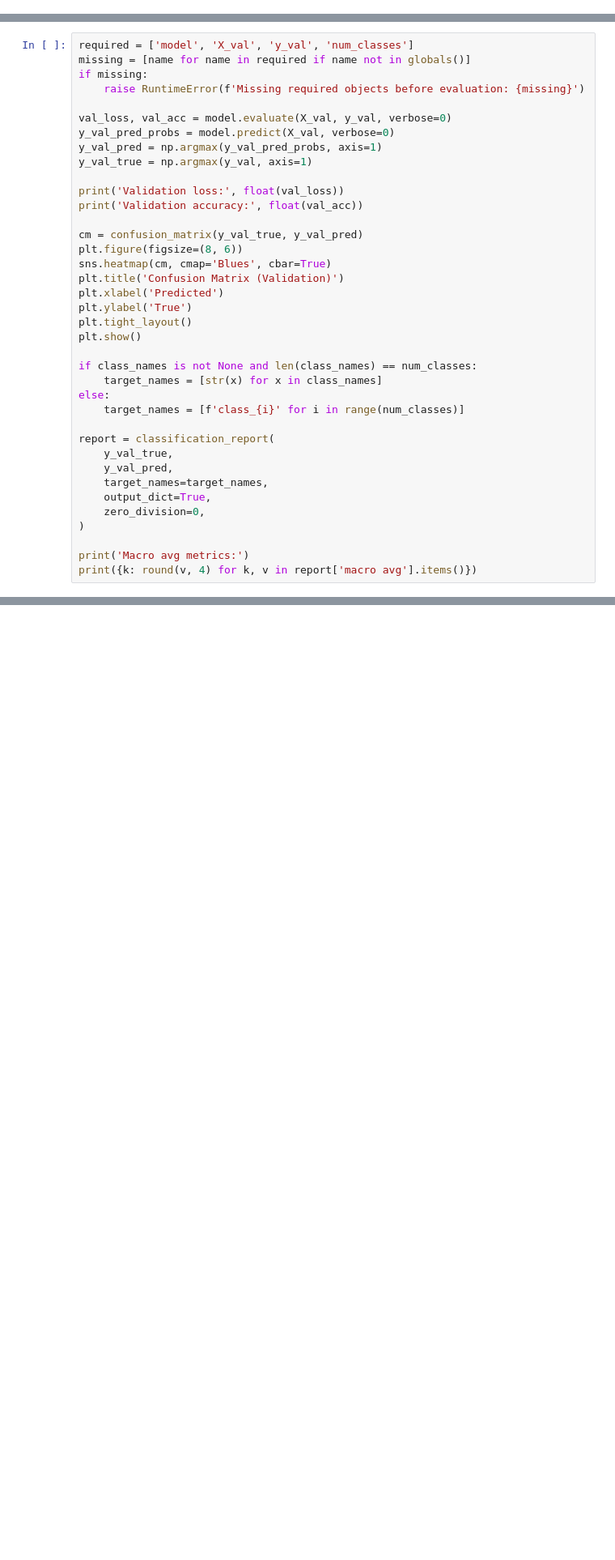
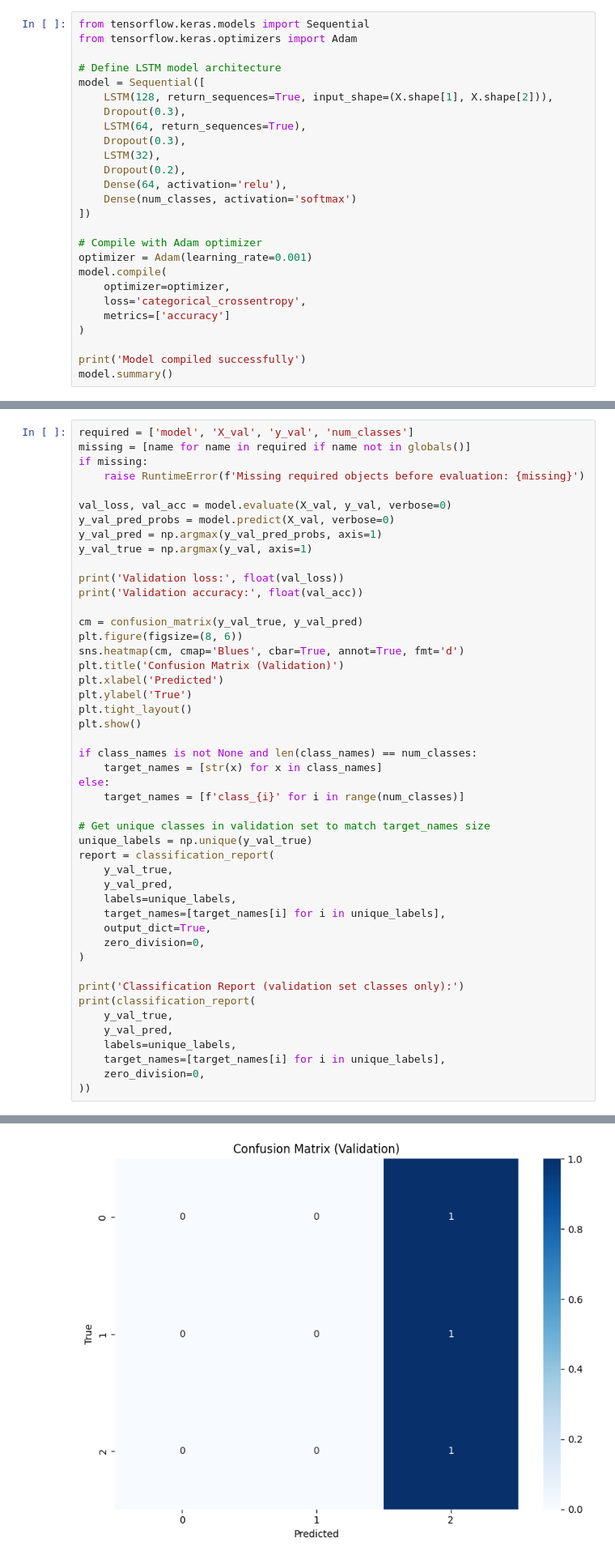
Before and after one commit to RishiStudies/hand_sign_detection_dynamic, a Jupyter notebook: lstm_model_training.ipynb, the cells around one changed output, grey strips where cells are left out. Shown at 81% size. Cells and saved outputs as stored; diff of their text form; blank space fills up the shorter version.

```diff
--- a/lstm_model_training.ipynb
+++ b/lstm_model_training.ipynb
@@ -493,0 +596,26 @@ print('original class ids:', class_ids.tolist())
+# %%
+from tensorflow.keras.models import Sequential
+from tensorflow.keras.optimizers import Adam
+
+# Define LSTM model architecture
+model = Sequential([
+    LSTM(128, return_sequences=True, input_shape=(X.shape[1], X.shape[2])),
+    Dropout(0.3),
+    LSTM(64, return_sequences=True),
+    Dropout(0.3),
+    LSTM(32),
+    Dropout(0.2),
+    Dense(64, activation='relu'),
+    Dense(num_classes, activation='softmax')
+])
+
+# Compile with Adam optimizer
+optimizer = Adam(learning_rate=0.001)
+model.compile(
+    optimizer=optimizer,
+    loss='categorical_crossentropy',
+    metrics=['accuracy']
+)
+
+print('Model compiled successfully')
+model.summary()
@@ -577,7 +793,7 @@ print('Validation accuracy:', float(val_acc))
 
 cm = confusion_matrix(y_val_true, y_val_pred)
 plt.figure(figsize=(8, 6))
-sns.heatmap(cm, cmap='Blues', cbar=True)
+sns.heatmap(cm, cmap='Blues', cbar=True, annot=True, fmt='d')
 plt.title('Confusion Matrix (Validation)')
 plt.xlabel('Predicted')
 plt.ylabel('True')
@@ -589,13 +805,23 @@ if class_names is not None and len(class_names) == num_classes:
 else:
     target_names = [f'class_{i}' for i in range(num_classes)]
 
+# Get unique classes in validation set to match target_names size
+unique_labels = np.unique(y_val_true)
 report = classification_report(
     y_val_true,
     y_val_pred,
-    target_names=target_names,
+    labels=unique_labels,
+    target_names=[target_names[i] for i in unique_labels],
     output_dict=True,
     zero_division=0,
 )
 
-print('Macro avg metrics:')
-print({k: round(v, 4) for k, v in report['macro avg'].items()})
+print('Classification Report (validation set classes only):')
+print(classification_report(
+    y_val_true,
+    y_val_pred,
+    labels=unique_labels,
+    target_names=[target_names[i] for i in unique_labels],
+    zero_division=0,
+))
+# %% [output]
@@ -601,0 +830 @@ print({k: round(v, 4) for k, v in report['macro avg'].items()})
+[figure, added]
```
Also changed, not shown: parts of 30 cells of this notebook, 4 other files.
